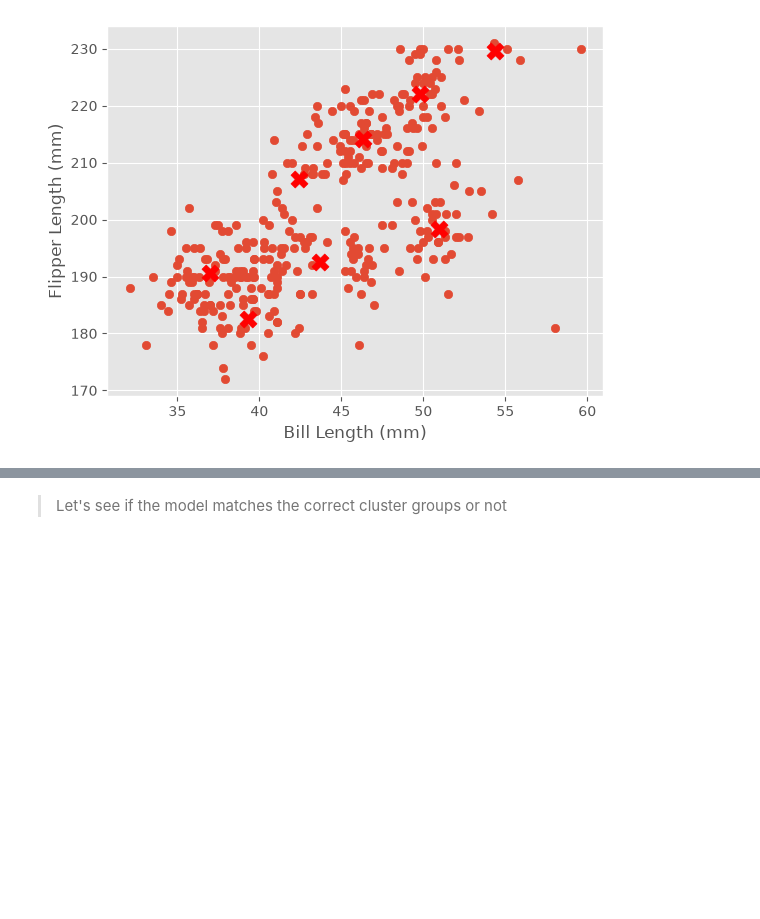
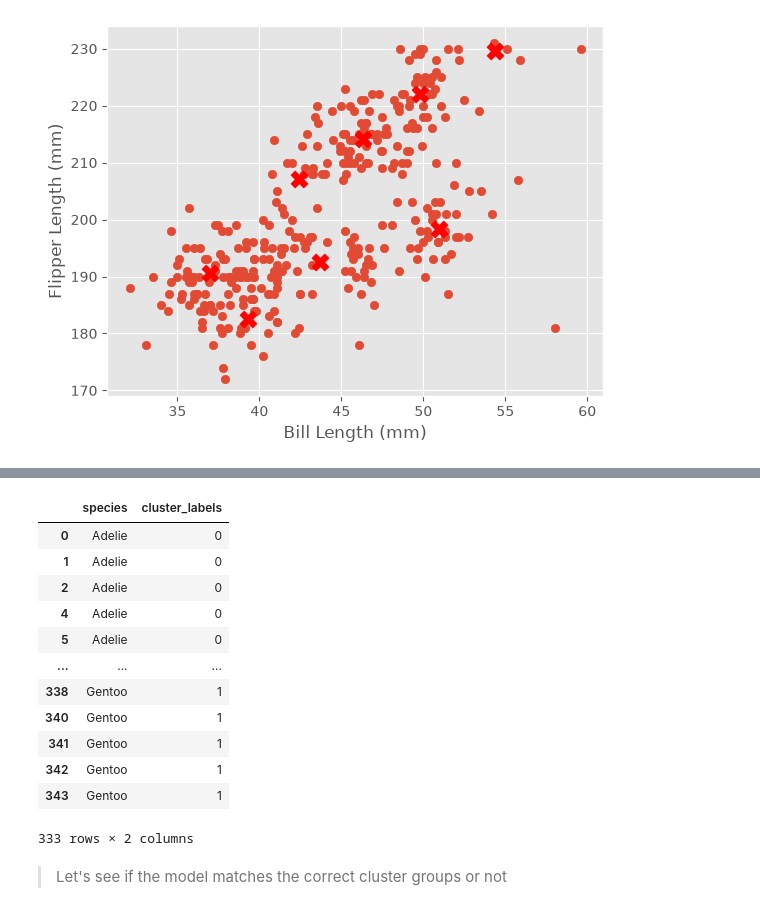
Before and after one commit to ntf0/labs_projects, a Jupyter notebook: labs/K-means/kmeans-penguin-lab-v2.ipynb, the cells around one changed output, grey strips where cells are left out. Saved outputs shown, nothing was run; the diff lists cells and outputs as text; code cells hidden in the pictures; blank space fills up the shorter version.

```diff
--- a/labs/K-means/kmeans-penguin-lab-v2.ipynb
+++ b/labs/K-means/kmeans-penguin-lab-v2.ipynb
@@ -195,8 +224,24 @@ plt.show()
 # %%
 # create a column cluster_labels in penguins dataframe that has the predictions
+penguins['cluster_labels'] = model2.labels_
 
 
 # display the penguins dataframe with the species and cluster_labels columns
+penguins[['species', 'cluster_labels']]
+# %% [output]
+|  | species | cluster_labels |
+| 0 | Adelie | 0 |
+| 1 | Adelie | 0 |
+| 2 | Adelie | 0 |
+| 4 | Adelie | 0 |
+| 5 | Adelie | 0 |
+| ... | ... | ... |
+| 338 | Gentoo | 1 |
+| 340 | Gentoo | 1 |
+| 341 | Gentoo | 1 |
+| 342 | Gentoo | 1 |
+| 343 | Gentoo | 1 |
+333 rows × 2 columns
 # %% [markdown]
 > Let's see if the model matches the correct cluster groups or not
 # %%
```
Also changed, not shown: parts of 5 cells of this notebook.
